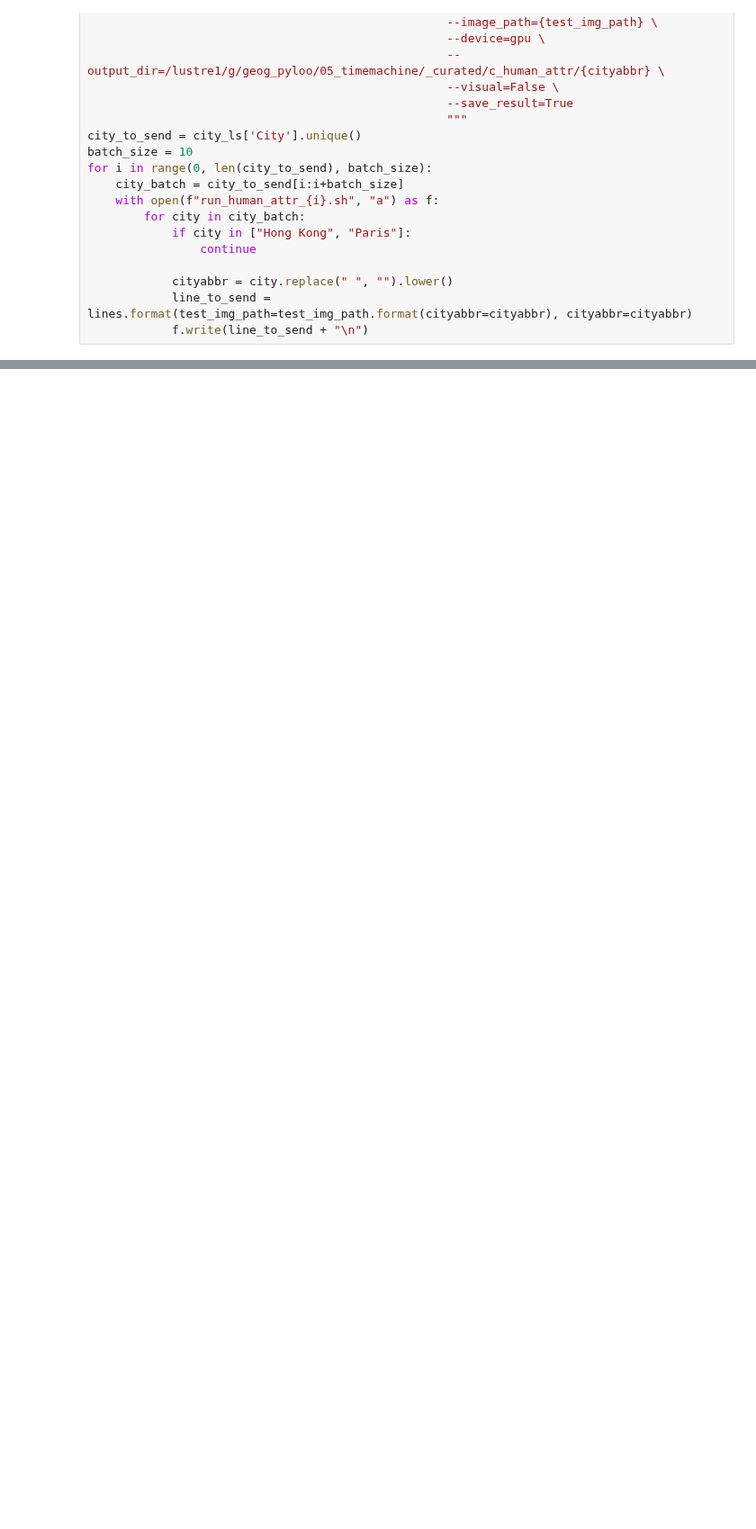
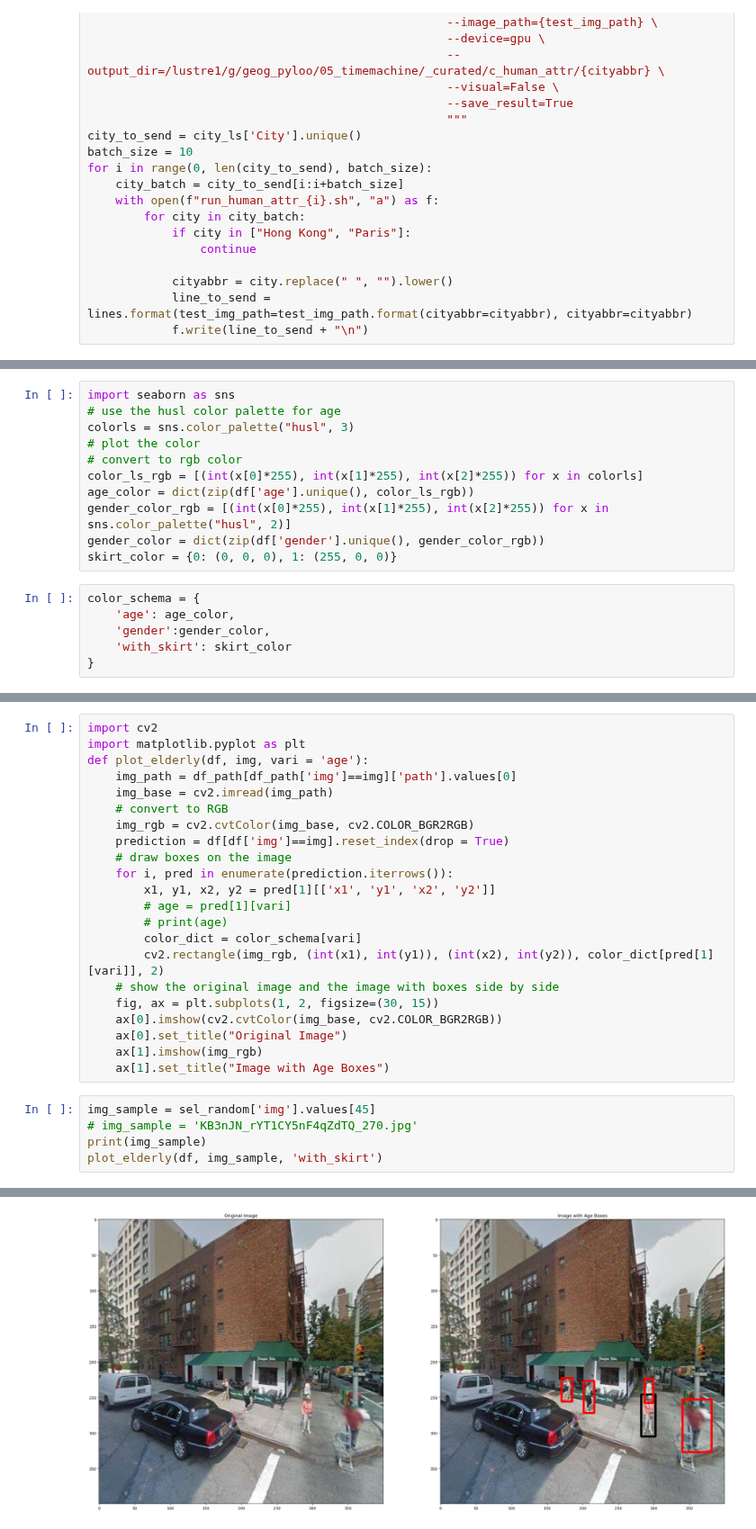
Before and after one commit to brookefzy/uvi-time-machine, a Jupyter notebook: _script/B-timemachine/07_attr.ipynb, the cells around one changed output, grey strips where cells are left out. Shown at 90% size. Cells and saved outputs as stored; diff of their text form; blank space fills up the shorter version.

```diff
--- a/_script/B-timemachine/07_attr.ipynb
+++ b/_script/B-timemachine/07_attr.ipynb
@@ -151,0 +295,17 @@ python deploy/pipeline/pipeline_no_viz.py --config deploy/pipeline/config/infer_
+# %%
+import seaborn as sns
+# use the husl color palette for age
+colorls = sns.color_palette("husl", 3)
+# plot the color
+# convert to rgb color
+color_ls_rgb = [(int(x[0]*255), int(x[1]*255), int(x[2]*255)) for x in colorls]
+age_color = dict(zip(df['age'].unique(), color_ls_rgb))
+gender_color_rgb = [(int(x[0]*255), int(x[1]*255), int(x[2]*255)) for x in sns.color_palette("husl", 2)]
+gender_color = dict(zip(df['gender'].unique(), gender_color_rgb))
+skirt_color = {0: (0, 0, 0), 1: (255, 0, 0)}
+# %%
+color_schema = {
+    'age': age_color,
+    'gender':gender_color,
+    'with_skirt': skirt_color
+}
@@ -151,0 +324,28 @@ python deploy/pipeline/pipeline_no_viz.py --config deploy/pipeline/config/infer_
+# %%
+import cv2
+import matplotlib.pyplot as plt
+def plot_elderly(df, img, vari = 'age'):
+    img_path = df_path[df_path['img']==img]['path'].values[0]
+    img_base = cv2.imread(img_path)
+    # convert to RGB
+    img_rgb = cv2.cvtColor(img_base, cv2.COLOR_BGR2RGB)
+    prediction = df[df['img']==img].reset_index(drop = True)
+    # draw boxes on the image
+    for i, pred in enumerate(prediction.iterrows()):
+        x1, y1, x2, y2 = pred[1][['x1', 'y1', 'x2', 'y2']]
+        # age = pred[1][vari]
+        # print(age)
+        color_dict = color_schema[vari]
+        cv2.rectangle(img_rgb, (int(x1), int(y1)), (int(x2), int(y2)), color_dict[pred[1][vari]], 2)
+    # show the original image and the image with boxes side by side
+    fig, ax = plt.subplots(1, 2, figsize=(30, 15))
+    ax[0].imshow(cv2.cvtColor(img_base, cv2.COLOR_BGR2RGB))
+    ax[0].set_title("Original Image")
+    ax[1].imshow(img_rgb)
+    ax[1].set_title("Image with Age Boxes")
+# %%
+img_sample = sel_random['img'].values[45]
+# img_sample = 'KB3nJN_rYT1CY5nF4qZdTQ_270.jpg'
+print(img_sample)
+plot_elderly(df, img_sample, 'with_skirt')
+# %% [output]
@@ -151,0 +353 @@ python deploy/pipeline/pipeline_no_viz.py --config deploy/pipeline/config/infer_
+[figure, added]
```
Also changed, not shown: parts of 32 cells of this notebook, 4 other files.
